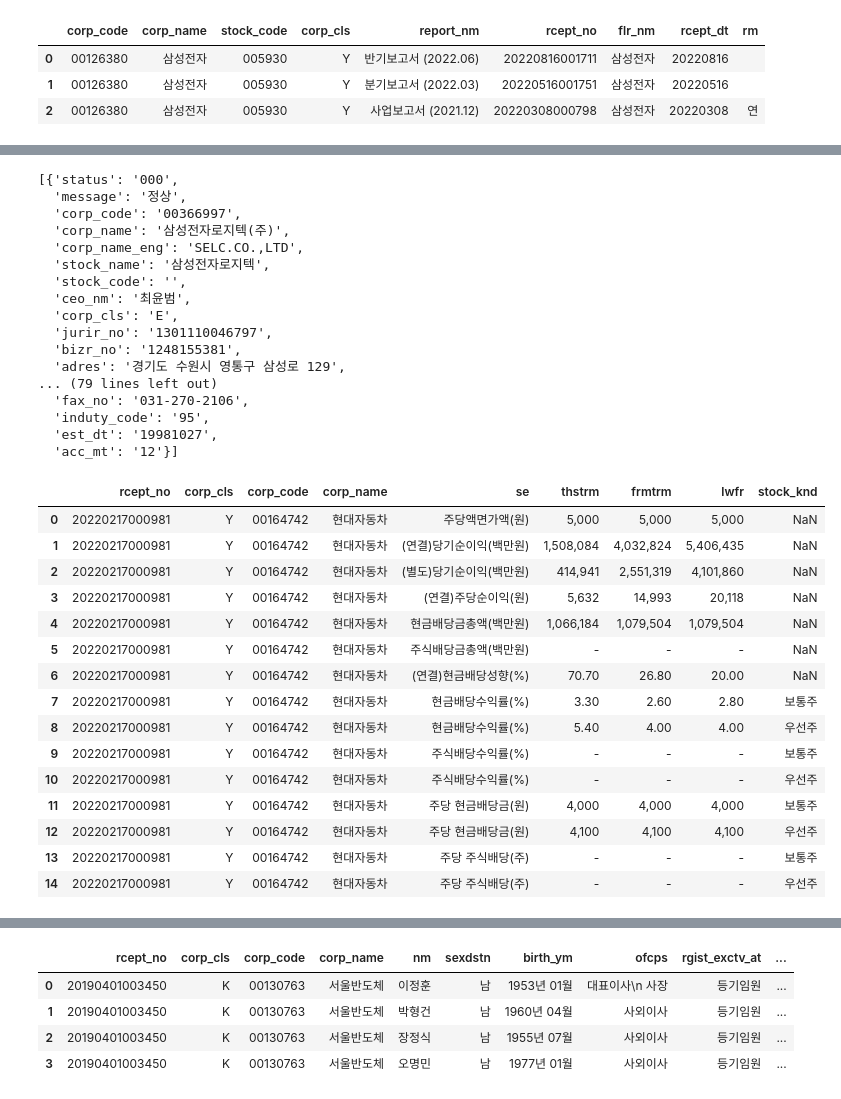
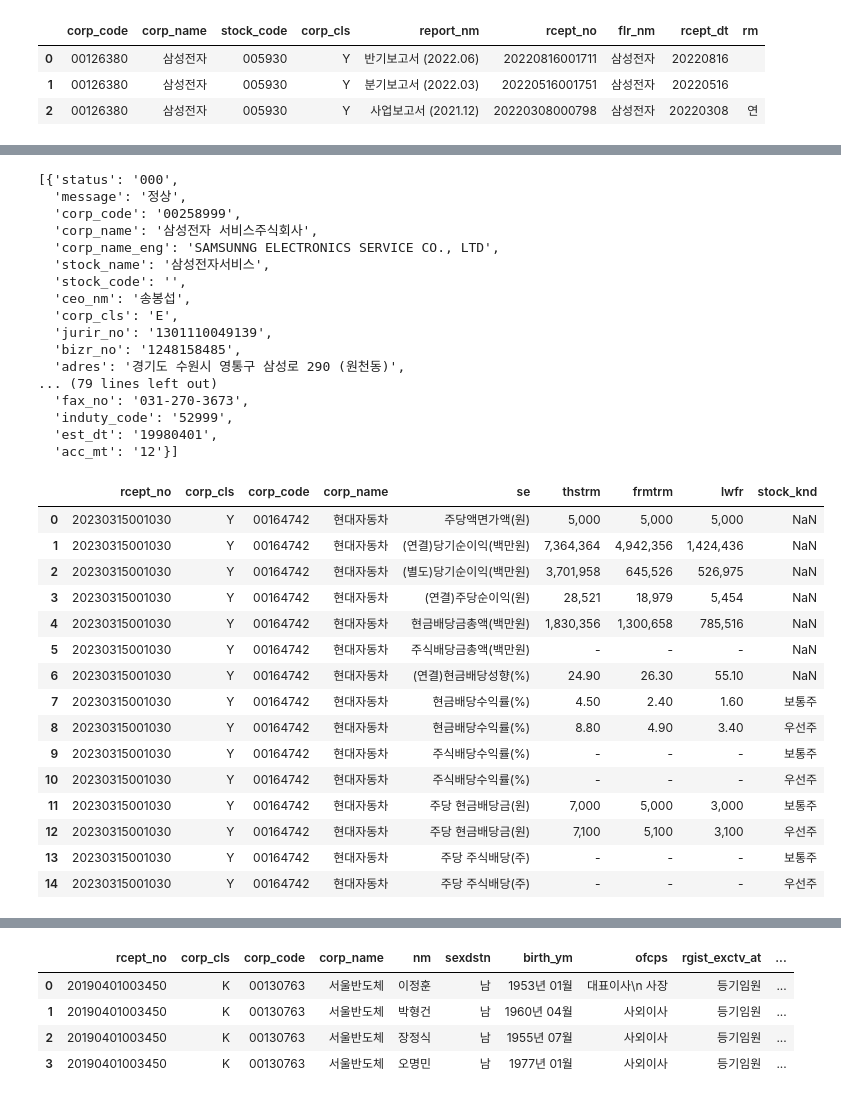
Before and after one commit to jaeseung11/Fintech_academy, a Jupyter notebook: DART_API.ipynb, the cells around one changed output, grey strips where cells are left out. Saved outputs shown, nothing was run; the diff lists cells and outputs as text; code cells hidden in the pictures.

```diff
--- a/DART_API.ipynb
+++ b/DART_API.ipynb
@@ -86,24 +80,24 @@ dart.company('005930')
  'acc_mt': '12'}
 # %%
 # 회사명에 삼성전자가 포함된 회사들에 대한 개황정보
-dart.company_by_name('삼성')
+dart.company_by_name('삼성전자')
 # %% [output]
 [{'status': '000',
   'message': '정상',
-  'corp_code': '00366997',
-  'corp_name': '삼성전자로지텍(주)',
-  'corp_name_eng': 'SELC.CO.,LTD',
-  'stock_name': '삼성전자로지텍',
+  'corp_code': '00258999',
+  'corp_name': '삼성전자 서비스주식회사',
+  'corp_name_eng': 'SAMSUNNG ELECTRONICS SERVICE CO., LTD',
+  'stock_name': '삼성전자서비스',
   'stock_code': '',
-  'ceo_nm': '최윤범',
+  'ceo_nm': '송봉섭',
   'corp_cls': 'E',
-  'jurir_no': '1301110046797',
-  'bizr_no': '1248155381',
-  'adres': '경기도 수원시 영통구 삼성로 129',
+  'jurir_no': '1301110049139',
+  'bizr_no': '1248158485',
+  'adres': '경기도 수원시 영통구 삼성로 290 (원천동)',
 ... (79 lines left out)
-  'fax_no': '031-270-2106',
-  'induty_code': '95',
-  'est_dt': '19981027',
+  'fax_no': '031-270-3673',
+  'induty_code': '52999',
+  'est_dt': '19980401',
   'acc_mt': '12'}]
 # %%
 # 삼성전자 사업보고서 (2018.12) 원문 텍스트
@@ -111,21 +105,21 @@ xml_text = dart.document('20190401004781')
 # %%
 # ==== 2. 사업보고서 ====
 # 삼성전자(005930), 배당관련 사항, 2018년
-dart.report('005380', '배당', 2018)
+dart.report('005380', '배당', 2022)
 # %% [output]
 |  | rcept_no | corp_cls | corp_code | corp_name | se | thstrm | frmtrm | lwfr | stock_knd |
-| 0 | 20220217000981 | Y | 00164742 | 현대자동차 | 주당액면가액(원) | 5,000 | 5,000 | 5,000 | NaN |
-| 1 | 20220217000981 | Y | 00164742 | 현대자동차 | (연결)당기순이익(백만원) | 1,508,084 | 4,032,824 | 5,406,435 | NaN |
-| 2 | 20220217000981 | Y | 00164742 | 현대자동차 | (별도)당기순이익(백만원) | 414,941 | 2,551,319 | 4,101,860 | NaN |
-| 3 | 20220217000981 | Y | 00164742 | 현대자동차 | (연결)주당순이익(원) | 5,632 | 14,993 | 20,118 | NaN |
-| 4 | 20220217000981 | Y | 00164742 | 현대자동차 | 현금배당금총액(백만원) | 1,066,184 | 1,079,504 | 1,079,504 | NaN |
-| 5 | 20220217000981 | Y | 00164742 | 현대자동차 | 주식배당금총액(백만원) | - | - | - | NaN |
-| 6 | 20220217000981 | Y | 00164742 | 현대자동차 | (연결)현금배당성향(%) | 70.70 | 26.80 | 20.00 | NaN |
-| 7 | 20220217000981 | Y | 00164742 | 현대자동차 | 현금배당수익률(%) | 3.30 | 2.60 | 2.80 | 보통주 |
-| 8 | 20220217000981 | Y | 00164742 | 현대자동차 | 현금배당수익률(%) | 5.40 | 4.00 | 4.00 | 우선주 |
-| 9 | 20220217000981 | Y | 00164742 | 현대자동차 | 주식배당수익률(%) | - | - | - | 보통주 |
-| 10 | 20220217000981 | Y | 00164742 | 현대자동차 | 주식배당수익률(%) | - | - | - | 우선주 |
-| 11 | 20220217000981 | Y | 00164742 | 현대자동차 | 주당 현금배당금(원) | 4,000 | 4,000 | 4,000 | 보통주 |
-| 12 | 20220217000981 | Y | 00164742 | 현대자동차 | 주당 현금배당금(원) | 4,100 | 4,100 | 4,100 | 우선주 |
-| 13 | 20220217000981 | Y | 00164742 | 현대자동차 | 주당 주식배당(주) | - | - | - | 보통주 |
-| 14 | 20220217000981 | Y | 00164742 | 현대자동차 | 주당 주식배당(주) | - | - | - | 우선주 |
+| 0 | 20230315001030 | Y | 00164742 | 현대자동차 | 주당액면가액(원) | 5,000 | 5,000 | 5,000 | NaN |
+| 1 | 20230315001030 | Y | 00164742 | 현대자동차 | (연결)당기순이익(백만원) | 7,364,364 | 4,942,356 | 1,424,436 | NaN |
+| 2 | 20230315001030 | Y | 00164742 | 현대자동차 | (별도)당기순이익(백만원) | 3,701,958 | 645,526 | 526,975 | NaN |
+| 3 | 20230315001030 | Y | 00164742 | 현대자동차 | (연결)주당순이익(원) | 28,521 | 18,979 | 5,454 | NaN |
+| 4 | 20230315001030 | Y | 00164742 | 현대자동차 | 현금배당금총액(백만원) | 1,830,356 | 1,300,658 | 785,516 | NaN |
+| 5 | 20230315001030 | Y | 00164742 | 현대자동차 | 주식배당금총액(백만원) | - | - | - | NaN |
+| 6 | 20230315001030 | Y | 00164742 | 현대자동차 | (연결)현금배당성향(%) | 24.90 | 26.30 | 55.10 | NaN |
+| 7 | 20230315001030 | Y | 00164742 | 현대자동차 | 현금배당수익률(%) | 4.50 | 2.40 | 1.60 | 보통주 |
+| 8 | 20230315001030 | Y | 00164742 | 현대자동차 | 현금배당수익률(%) | 8.80 | 4.90 | 3.40 | 우선주 |
+| 9 | 20230315001030 | Y | 00164742 | 현대자동차 | 주식배당수익률(%) | - | - | - | 보통주 |
+| 10 | 20230315001030 | Y | 00164742 | 현대자동차 | 주식배당수익률(%) | - | - | - | 우선주 |
+| 11 | 20230315001030 | Y | 00164742 | 현대자동차 | 주당 현금배당금(원) | 7,000 | 5,000 | 3,000 | 보통주 |
+| 12 | 20230315001030 | Y | 00164742 | 현대자동차 | 주당 현금배당금(원) | 7,100 | 5,100 | 3,100 | 우선주 |
+| 13 | 20230315001030 | Y | 00164742 | 현대자동차 | 주당 주식배당(주) | - | - | - | 보통주 |
+| 14 | 20230315001030 | Y | 00164742 | 현대자동차 | 주당 주식배당(주) | - | - | - | 우선주 |
```
Also changed, not shown: parts of 13 cells of this notebook.
